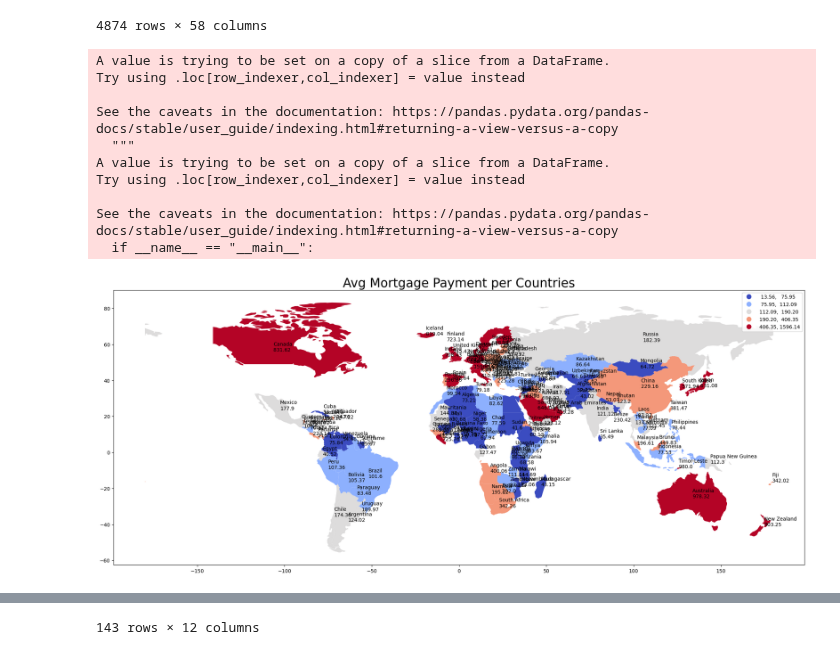
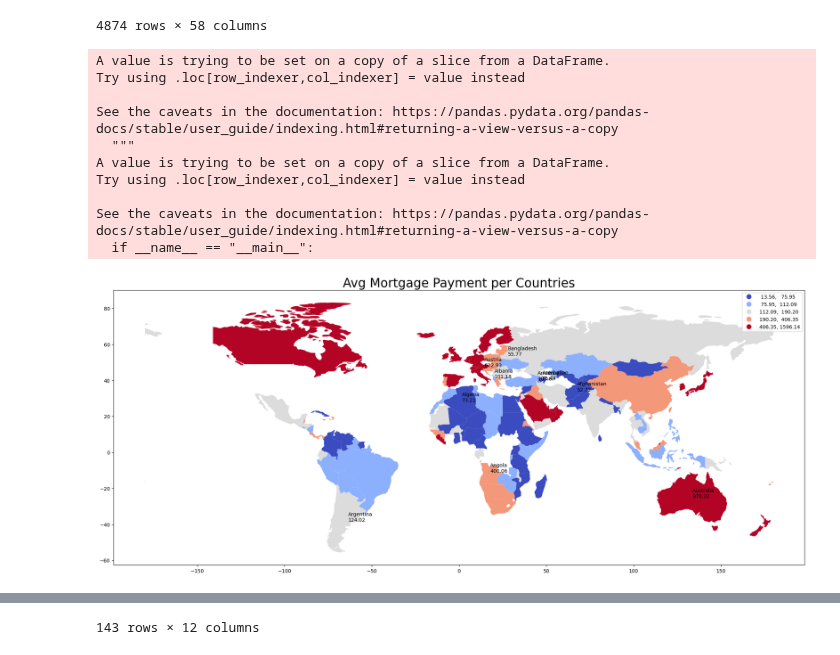
Before and after one commit to Reed-Carter/Global-Cost-of-Living, a Jupyter notebook: chloe.ipynb, the cells around one changed output, grey strips where cells are left out. Cells and saved outputs as stored; diff of their text form; code cells hidden in the pictures.

```diff
--- a/chloe.ipynb
+++ b/chloe.ipynb
@@ -76,40 +77,42 @@ world.columns=['pop_est', 'continent', 'country', 'CODE', 'gdp_md_est', 'geometr
 #sort country in world alphabetically
 world.sort_values(by=['country'], ascending=True, inplace=True)
 
 # then merge world with our data
-mortgage_df = pd.merge(world,mortgage_df,on='country')
+mortgage_geo = pd.merge(world,mortgage_df,on='country')
 
 # last thing we need to do is - merge again with our location data which contains each country’s latitude and longitude
 location=pd.read_csv('https://raw.githubusercontent.com/melanieshi0120/COVID-19_global_time_series_panel_data/master/data/countries_latitude_longitude.csv')
-mortgage_df = mortgage_df.merge(location,left_on='country', right_on='name').reset_index()
+mortgage_geo = mortgage_geo.merge(location,left_on='country', right_on='name').reset_index()
 
 # plot confirmed cases world map
-mortgage_df.plot(column='Avg_mortgage_pmt', scheme="quantiles",
+mortgage_geo.plot(column='Avg_mortgage_pmt', scheme="quantiles",
            figsize=(25, 20),
            legend=True,cmap='coolwarm')
 
 plt.title('Avg Mortgage Payment per Countries',fontsize=25)
 
 # add countries names and numbers
-for i in range(0,143):
-    plt.text(float(mortgage_df.longitude[i]),float(mortgage_df.latitude[i]),"{}\n{}".format(mortgage_df.name[i],mortgage_df.Avg_mortgage_pmt[i]),size=10)
+for i in range(0,10):
+    plt.text(float(mortgage_geo.longitude[i]),float(mortgage_geo.latitude[i]),"{}\n{}".format(mortgage_geo.name[i],mortgage_geo.Avg_mortgage_pmt[i]),size=10)
+#     plt.text(float(mortgage_df.longitude[i]),float(mortgage_df.latitude[i]),label='{}\n{}'.format(mortgage_df.name[i],mortgage_df.Avg_mortgage_pmt[i]))
+# datacursor(formatter='{label}'.format)
 
 plt.show()
 
 
-mortgage_df
+mortgage_geo
 # %% [output]
 A value is trying to be set on a copy of a slice from a DataFrame.
 Try using .loc[row_indexer,col_indexer] = value instead
 
 See the caveats in the documentation: https://pandas.pydata.org/pandas-docs/stable/user_guide/indexing.html#returning-a-view-versus-a-copy
   """
 A value is trying to be set on a copy of a slice from a DataFrame.
 Try using .loc[row_indexer,col_indexer] = value instead
 
 See the caveats in the documentation: https://pandas.pydata.org/pandas-docs/stable/user_guide/indexing.html#returning-a-view-versus-a-copy
   if __name__ == "__main__":
-[figure, old version]
+[figure, new version]
 |  | index | pop_est | continent | country | CODE | gdp_md_est | geometry | Avg_monthly_salary(USD) | ... |
 | 0 | 0 | 34124811 | Asia | Afghanistan | AFG | 64080.0 | POLYGON ((66.51861 37.36278, 67.0... | 150.02 | ... |
 | 1 | 1 | 3047987 | Europe | Albania | ALB | 33900.0 | POLYGON ((21.02004 40.84273, 20.9... | 257.39 | ... |
```
Also changed, not shown: parts of 3 cells of this notebook.
